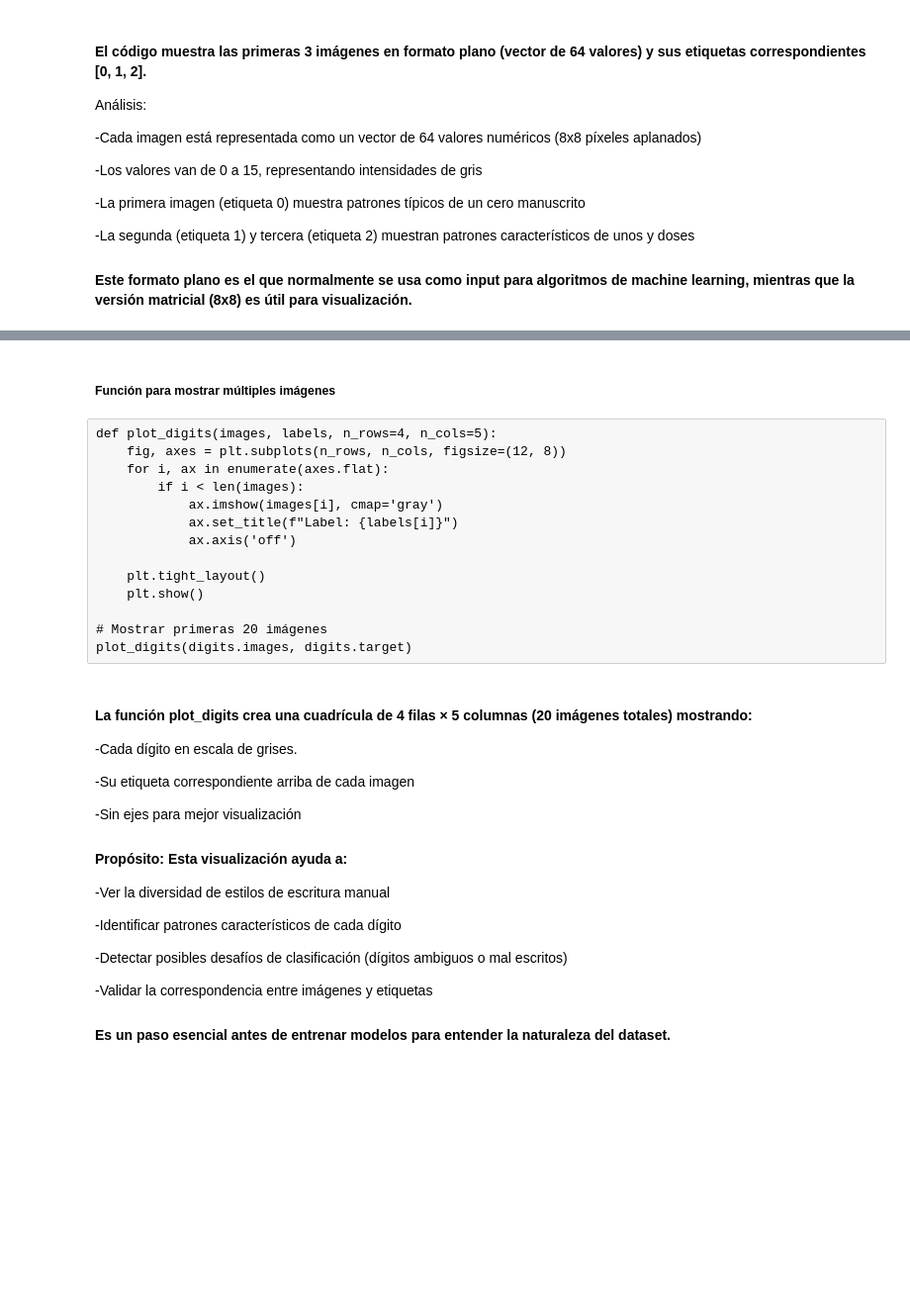
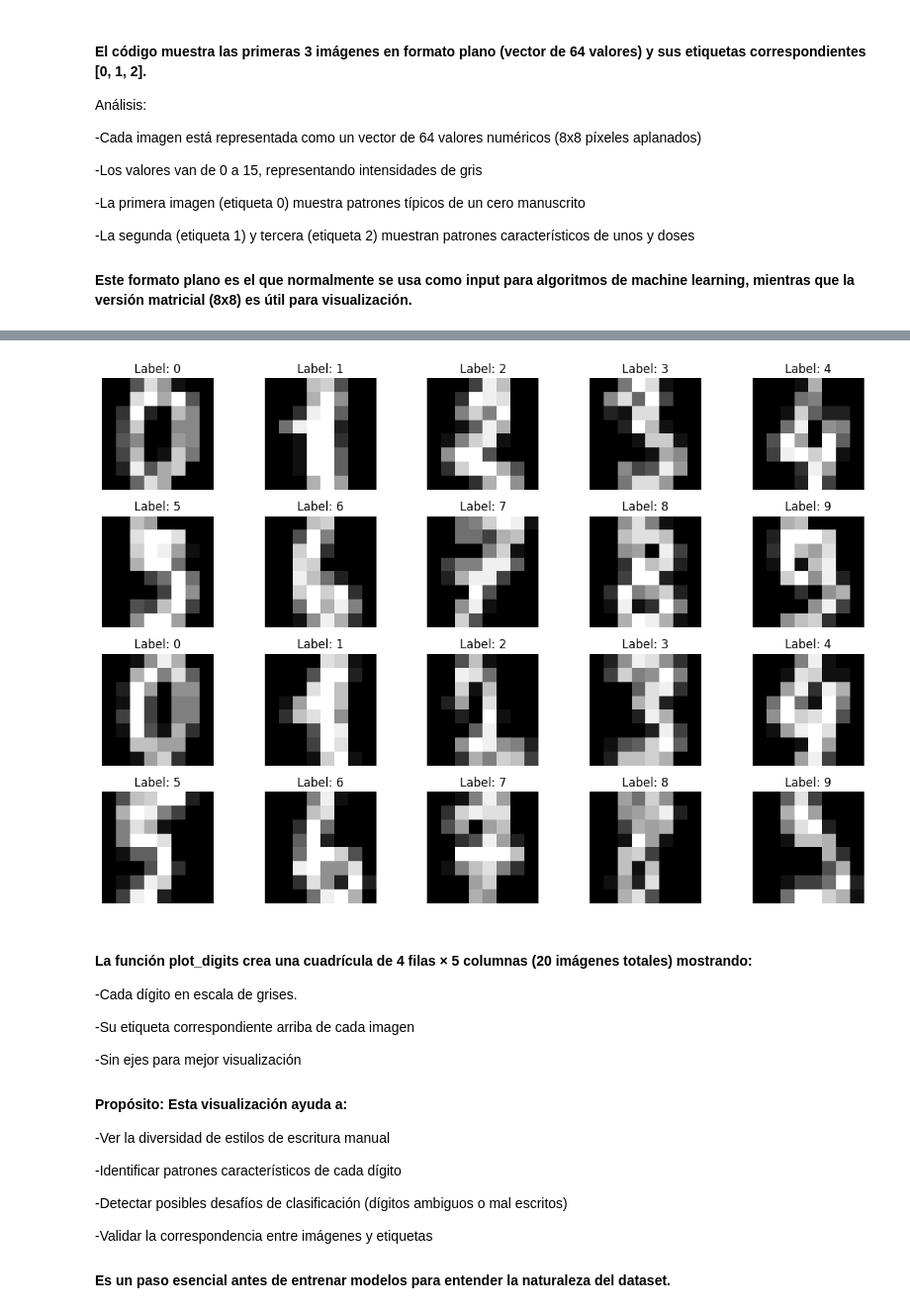
Before and after one commit to Annika964/CARPETA-DE-EVIDENCIAS, a Jupyter notebook: PROCESAMIENTO DE IMAGENES.ipynb, the cells around one changed output, grey strips where cells are left out. Shown at 99% size. Saved outputs shown, nothing was run; the diff lists cells and outputs as text; code cells hidden in the pictures; blank space fills up the shorter version.

```diff
--- a/PROCESAMIENTO DE IMAGENES.ipynb
+++ b/PROCESAMIENTO DE IMAGENES.ipynb
@@ -31,0 +8,9 @@ Formato de las etiquetas: (1797,)
+# %%
+# %%
+from sklearn.datasets import load_digits
+import numpy as np
+import matplotlib.pyplot as plt
+
+# Cargar dataset
+digits = load_digits()
+print("Dataset cargado exitosamente!")
@@ -78,19 +86,19 @@ Análisis:
-# %% [markdown]
-##### Función para mostrar múltiples imágenes
-# %% [raw]
-def plot_digits(images, labels, n_rows=4, n_cols=5):
-    fig, axes = plt.subplots(n_rows, n_cols, figsize=(12, 8))
-    for i, ax in enumerate(axes.flat):
-        if i < len(images):
-            ax.imshow(images[i], cmap='gray')
-            ax.set_title(f"Label: {labels[i]}")
-            ax.axis('off')
-
-    plt.tight_layout()
-    plt.show()
-
-# Mostrar primeras 20 imágenes
-plot_digits(digits.images, digits.target)
+# %%
+def plot_digits(images, labels, n_rows=4, n_cols=5):
+    fig, axes = plt.subplots(n_rows, n_cols, figsize=(12, 8))
+    for i, ax in enumerate(axes.flat):
+        if i < len(images):
+            ax.imshow(images[i], cmap='gray')
+            ax.set_title(f"Label: {labels[i]}")
+            ax.axis('off')
+
+    plt.tight_layout()
+    plt.show()
+
+# Mostrar primeras 20 imágenes
+plot_digits(digits.images, digits.target)
+# %% [output]
+[figure, added]
 # %% [markdown]
 #### La función plot_digits crea una cuadrícula de 4 filas × 5 columnas (20 imágenes totales) mostrando:
 
```
Also changed, not shown: parts of 36 cells of this notebook.
